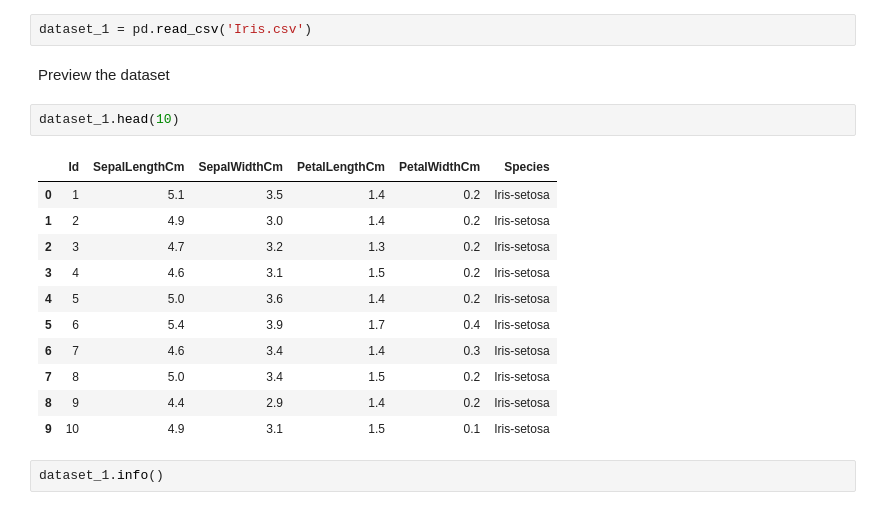
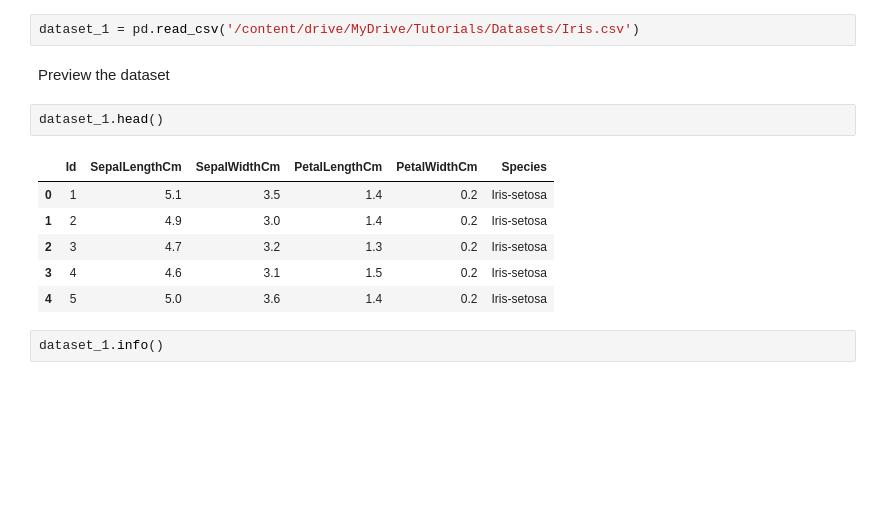
Before and after one commit to MichaelTj02/Week2_DataPreprocessing, a Jupyter notebook: Week 2.ipynb, the cells around one changed output. Cells and saved outputs as stored; diff of their text form; blank space fills up the shorter version.

```diff
--- a/Week 2.ipynb
+++ b/Week 2.ipynb
@@ -175,23 +190,18 @@ Download the dataset from : https://www.kaggle.com/datasets/uciml/iris
 
 Copy the path of the dataset and paste it in the command *below*
 # %%
-dataset_1 = pd.read_csv('Iris.csv')
+dataset_1 = pd.read_csv('/content/drive/MyDrive/Tutorials/Datasets/Iris.csv')
 # %% [markdown]
 Preview the dataset
 # %%
-dataset_1.head(10)
+dataset_1.head()
 # %% [output]
 |  | Id | SepalLengthCm | SepalWidthCm | PetalLengthCm | PetalWidthCm | Species |
 | 0 | 1 | 5.1 | 3.5 | 1.4 | 0.2 | Iris-setosa |
 | 1 | 2 | 4.9 | 3.0 | 1.4 | 0.2 | Iris-setosa |
 | 2 | 3 | 4.7 | 3.2 | 1.3 | 0.2 | Iris-setosa |
 | 3 | 4 | 4.6 | 3.1 | 1.5 | 0.2 | Iris-setosa |
 | 4 | 5 | 5.0 | 3.6 | 1.4 | 0.2 | Iris-setosa |
-| 5 | 6 | 5.4 | 3.9 | 1.7 | 0.4 | Iris-setosa |
-| 6 | 7 | 4.6 | 3.4 | 1.4 | 0.3 | Iris-setosa |
-| 7 | 8 | 5.0 | 3.4 | 1.5 | 0.2 | Iris-setosa |
-| 8 | 9 | 4.4 | 2.9 | 1.4 | 0.2 | Iris-setosa |
-| 9 | 10 | 4.9 | 3.1 | 1.5 | 0.1 | Iris-setosa |
 # %%
 dataset_1.info()
 # %% [output]
```
Also changed, not shown: parts of 23 cells of this notebook.
